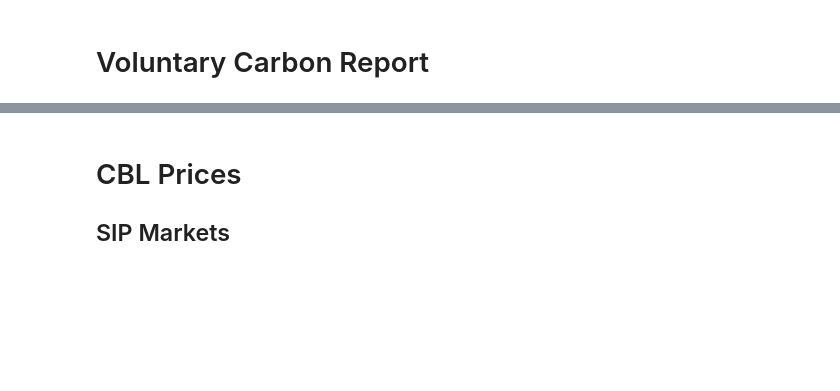
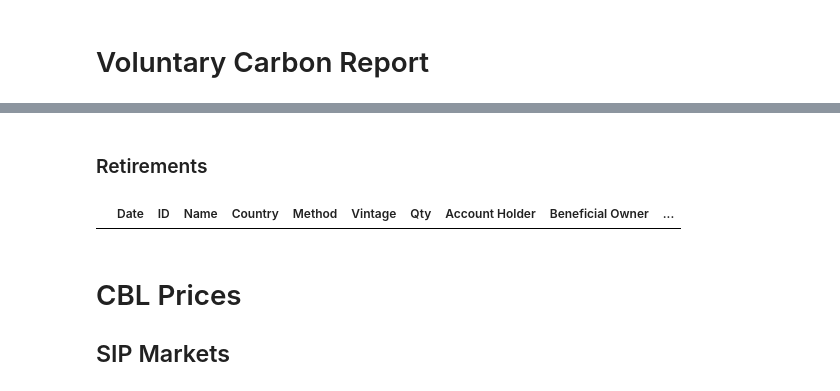
Before and after one commit to SamCurtis111/Voila_Testing, a Jupyter notebook: Carbon Report.ipynb, the cells around one changed output, grey strips where cells are left out. Cells and saved outputs as stored; diff of their text form; code cells hidden in the pictures; blank space fills up the shorter version.

```diff
--- a/Carbon Report.ipynb
+++ b/Carbon Report.ipynb
@@ -28,3 +123,9 @@ from plotly.subplots import make_subplots
+# %% [markdown]
+### Retirements
+# %%
+df_overnight_retirement
+# %% [output]
+|  | Date | ID | Name | Country | Method | Vintage | Qty | Account Holder | Beneficial Owner | ... |
 # %% [markdown]
 # CBL Prices
 ## SIP Markets
```
Also changed, not shown: parts of 42 cells of this notebook, 2 other files.
